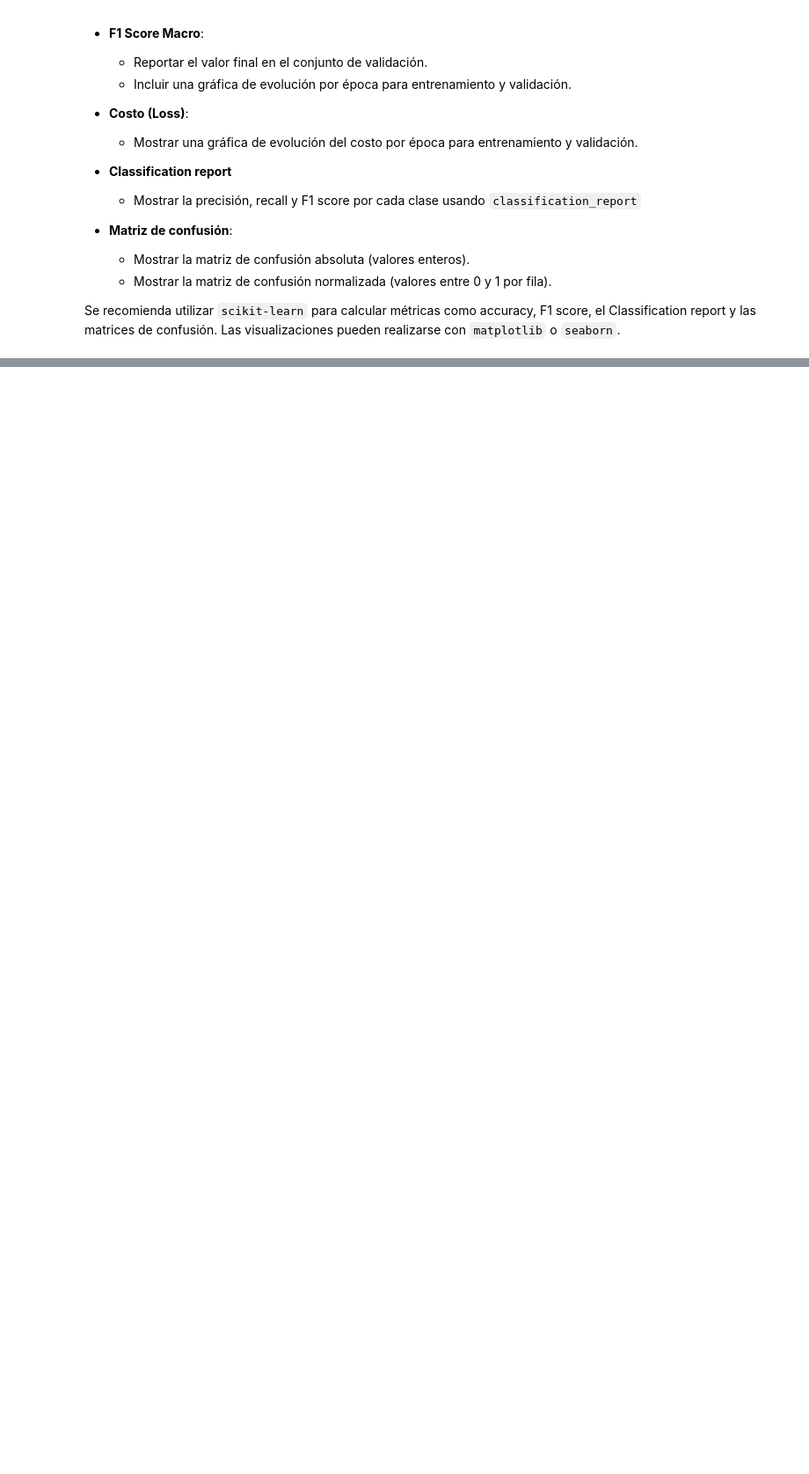
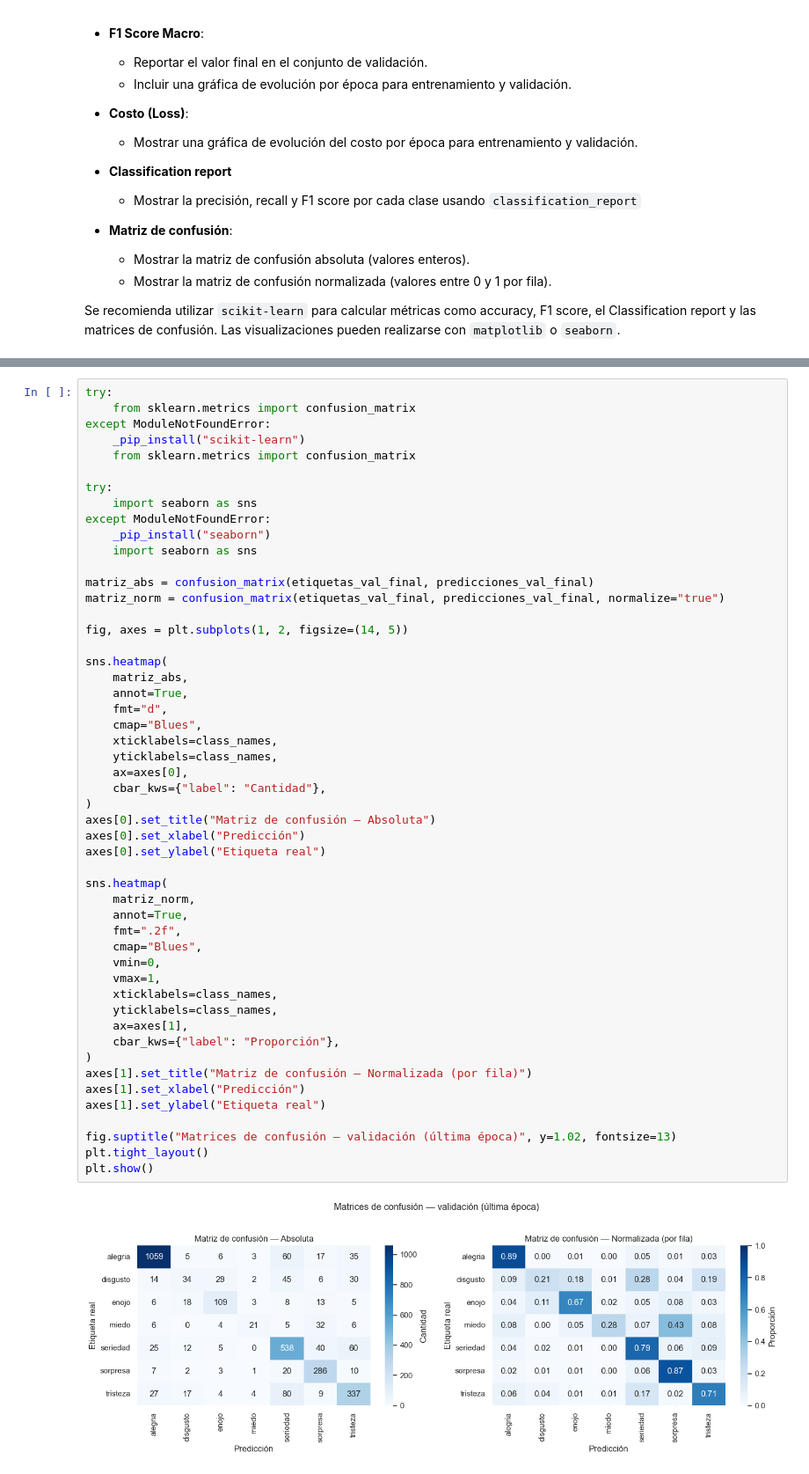
Before and after one commit to marcehluna/DVxC---Aprendizaje-Profundo---TP3, a Jupyter notebook: Luna-Marcelo-DL-TP3-CO24.ipynb, the cells around one changed output, grey strips where cells are left out. Shown at 88% size. Drawn from its saved outputs; the diff is of its cells as text; blank space fills up the shorter version.

```diff
--- a/Luna-Marcelo-DL-TP3-CO24.ipynb
+++ b/Luna-Marcelo-DL-TP3-CO24.ipynb
@@ -530,3 +955,56 @@ Se recomienda utilizar `scikit-learn` para calcular métricas como accuracy, F1
+# %%
+try:
+    from sklearn.metrics import confusion_matrix
+except ModuleNotFoundError:
+    _pip_install("scikit-learn")
+    from sklearn.metrics import confusion_matrix
+
+try:
+    import seaborn as sns
+except ModuleNotFoundError:
+    _pip_install("seaborn")
+    import seaborn as sns
+
+matriz_abs = confusion_matrix(etiquetas_val_final, predicciones_val_final)
+matriz_norm = confusion_matrix(etiquetas_val_final, predicciones_val_final, normalize="true")
+
+fig, axes = plt.subplots(1, 2, figsize=(14, 5))
+
+sns.heatmap(
+    matriz_abs,
+    annot=True,
+    fmt="d",
+    cmap="Blues",
+    xticklabels=class_names,
+    yticklabels=class_names,
+    ax=axes[0],
+    cbar_kws={"label": "Cantidad"},
+)
+axes[0].set_title("Matriz de confusión — Absoluta")
+axes[0].set_xlabel("Predicción")
+axes[0].set_ylabel("Etiqueta real")
+
+sns.heatmap(
+    matriz_norm,
+    annot=True,
+    fmt=".2f",
+    cmap="Blues",
+    vmin=0,
+    vmax=1,
+    xticklabels=class_names,
+    yticklabels=class_names,
+    ax=axes[1],
+    cbar_kws={"label": "Proporción"},
+)
+axes[1].set_title("Matriz de confusión — Normalizada (por fila)")
+axes[1].set_xlabel("Predicción")
+axes[1].set_ylabel("Etiqueta real")
+
+fig.suptitle("Matrices de confusión — validación (última época)", y=1.02, fontsize=13)
+plt.tight_layout()
+plt.show()
+# %% [output]
+[figure, added]
 # %% [markdown]
  ## 4. Prueba de Imágenes Nuevas (1 punto)
 Subir al menos 12 imágenes personales de cualquier ratio o relación de aspecto (pueden usar fotos del rostro de ustedes, rostros de personas generadas por IA o imágenes stock de internet), que no formen parte del dataset de entrenamiento ni de validación. Tampoco vale usar imágenes de otro dataset, deben ser imágenes sueltas.
```
Also changed, not shown: parts of 14 cells of this notebook, 48 other files.
